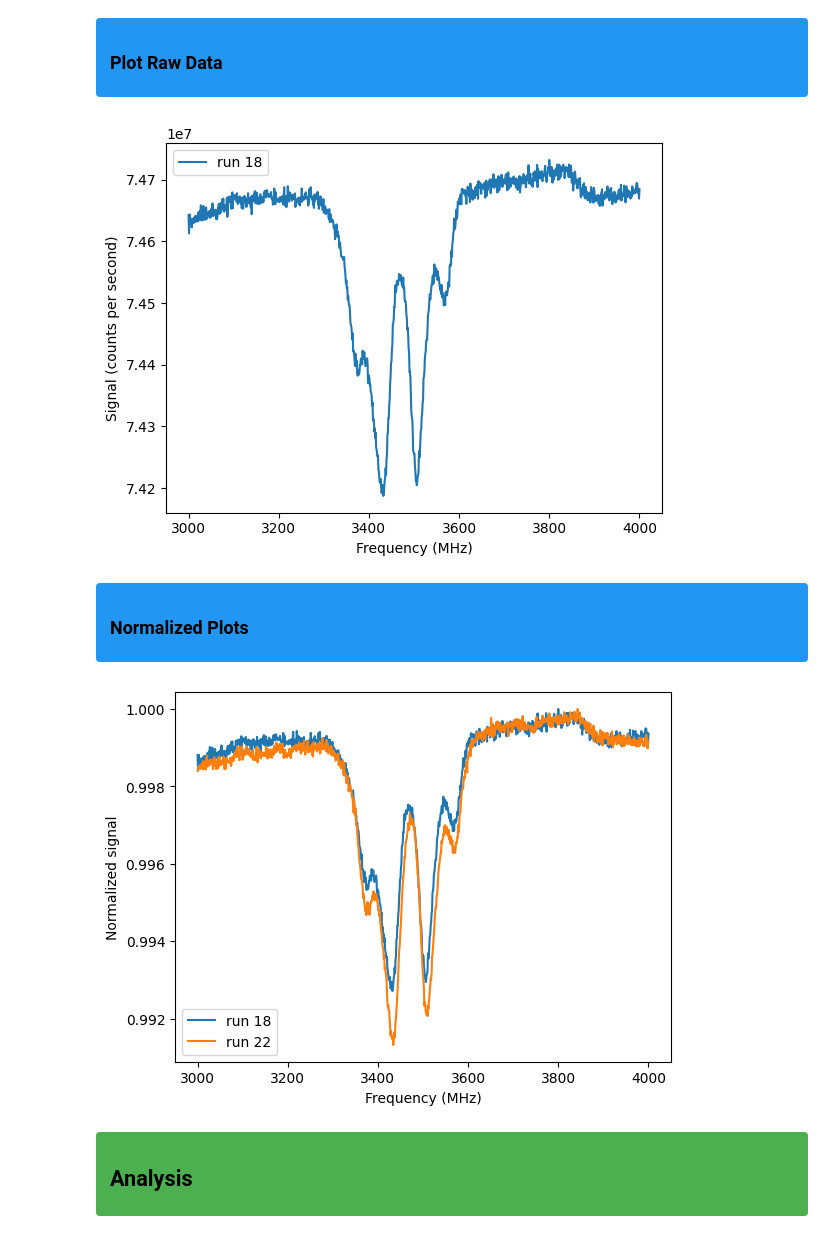
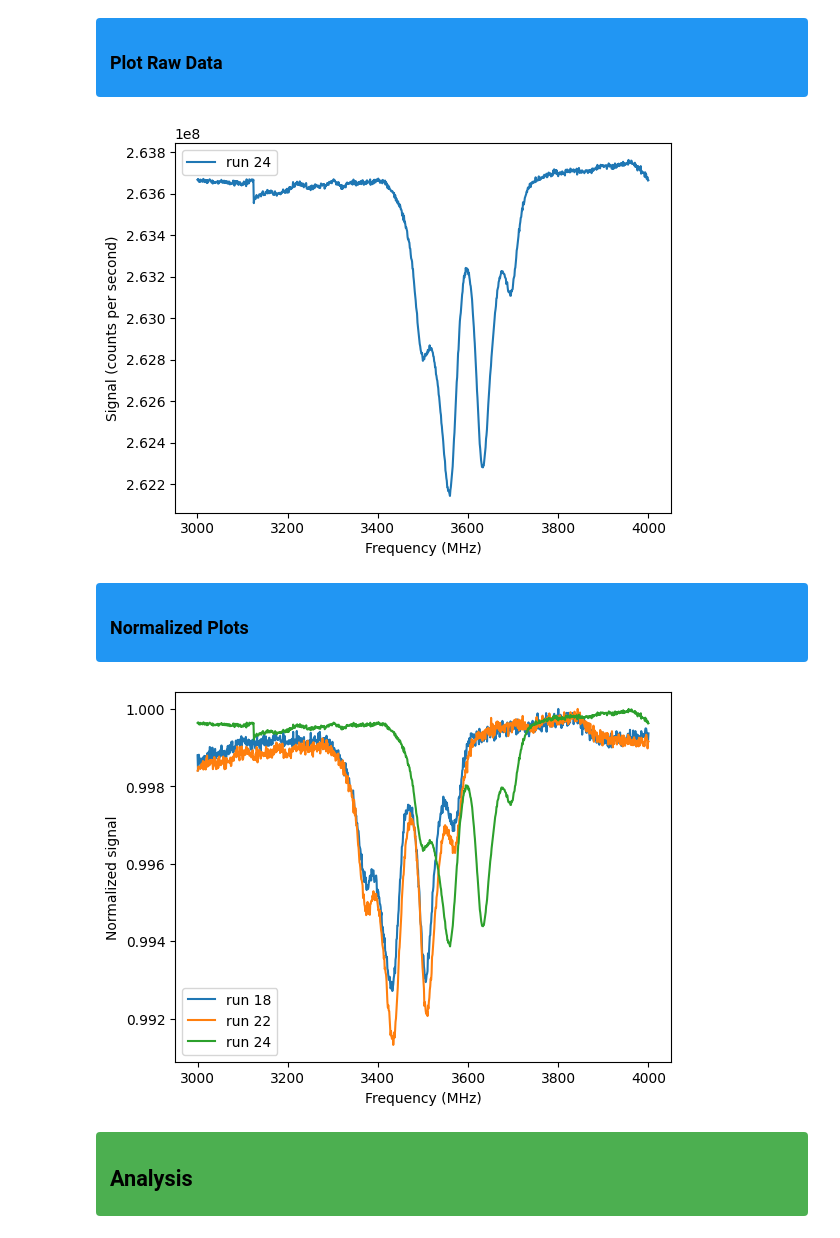
Before and after one commit to jeree-m/qick-dawg, a Jupyter notebook: jupyter_notebooks/odmr_analysis.ipynb, the cells around one changed output. Cells and saved outputs as stored; diff of their text form; code cells hidden in the pictures.

```diff
--- a/jupyter_notebooks/odmr_analysis.ipynb
+++ b/jupyter_notebooks/odmr_analysis.ipynb
@@ -99,21 +101,21 @@ dict_keys(['laser_power', 'mw_gain', 'reps', 'ND Filter OD', 'relax_delay_treg',
 <h3 style="color:black; margin:0;"> Plot Raw Data</h3>
 </div>
 # %%
-runs_1 = [18,22]
-plot_raw_runs(runs, [18)
+runs_1 = [18,22,24]
+plot_raw_runs(runs, [24])
 plt.show()
 # %% [output]
-[figure, old version]
+[figure, new version]
 # %% [markdown]
 <div style="background-color:#2196F3; padding:8px 14px; border-radius:4px;">
 <h3 style="color:black; margin:0;"> Normalized Plots</h3>
 </div>
 # %%
-runs_1 = [18,22]
+runs_1 = [18,22,24]
 plot_normalized_runs(runs, runs_1)
 plt.show()
 # %% [output]
-[figure, old version]
+[figure, new version]
 # %% [markdown]
 <div style="background-color:#4CAF50; padding:8px 14px; border-radius:4px;">
 <h2 style="color:black; margin:0;">Analysis</h2>
```
Also changed, not shown: parts of 12 cells of this notebook.
